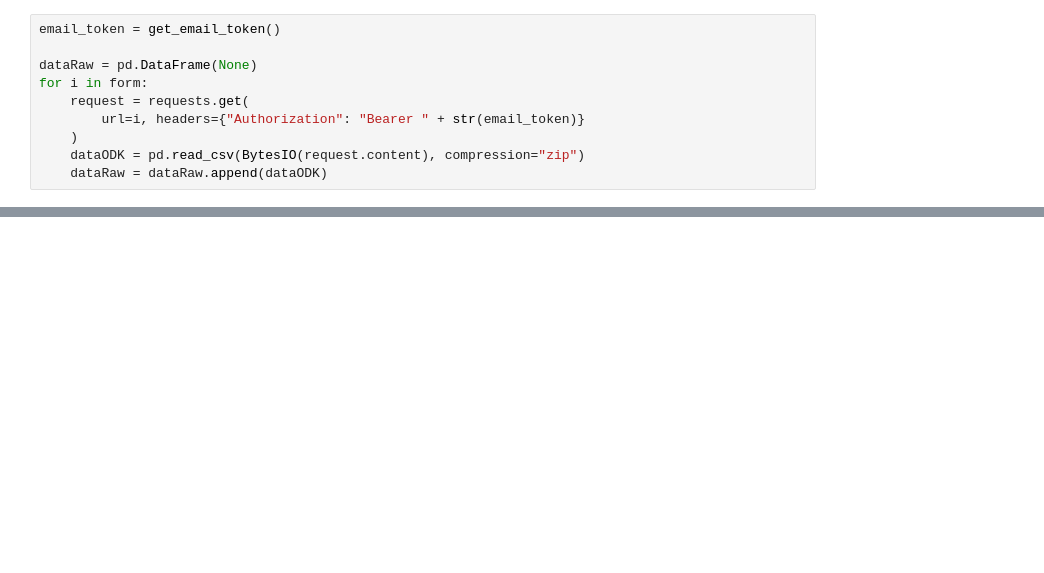
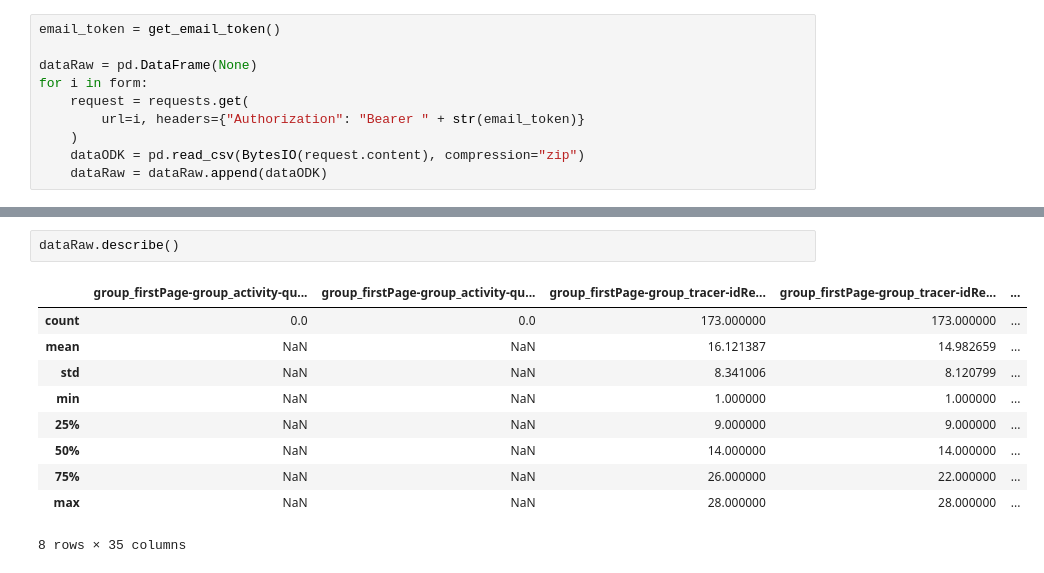
Before and after one commit to ahmadsyafiqkamil/NUJ-Internship-2020-Blue, a Jupyter notebook: pipeline/Py_pipeline.ipynb, the cells around one changed output, grey strips where cells are left out. Drawn from its saved outputs; the diff is of its cells as text; blank space fills up the shorter version.

```diff
--- a/pipeline/Py_pipeline.ipynb
+++ b/pipeline/Py_pipeline.ipynb
@@ -82,0 +121,13 @@ for i in form:
+# %%
+dataRaw.describe()
+# %% [output]
+|  | group_firstPage-group_activity-qu... | group_firstPage-group_activity-qu... | group_firstPage-group_tracer-idRe... | group_firstPage-group_tracer-idRe... | ... |
+| count | 0.0 | 0.0 | 173.000000 | 173.000000 | ... |
+| mean | NaN | NaN | 16.121387 | 14.982659 | ... |
+| std | NaN | NaN | 8.341006 | 8.120799 | ... |
+| min | NaN | NaN | 1.000000 | 1.000000 | ... |
+| 25% | NaN | NaN | 9.000000 | 9.000000 | ... |
+| 50% | NaN | NaN | 14.000000 | 14.000000 | ... |
+| 75% | NaN | NaN | 26.000000 | 22.000000 | ... |
+| max | NaN | NaN | 28.000000 | 28.000000 | ... |
+8 rows × 35 columns
```
Also changed, not shown: parts of 8 cells of this notebook.
